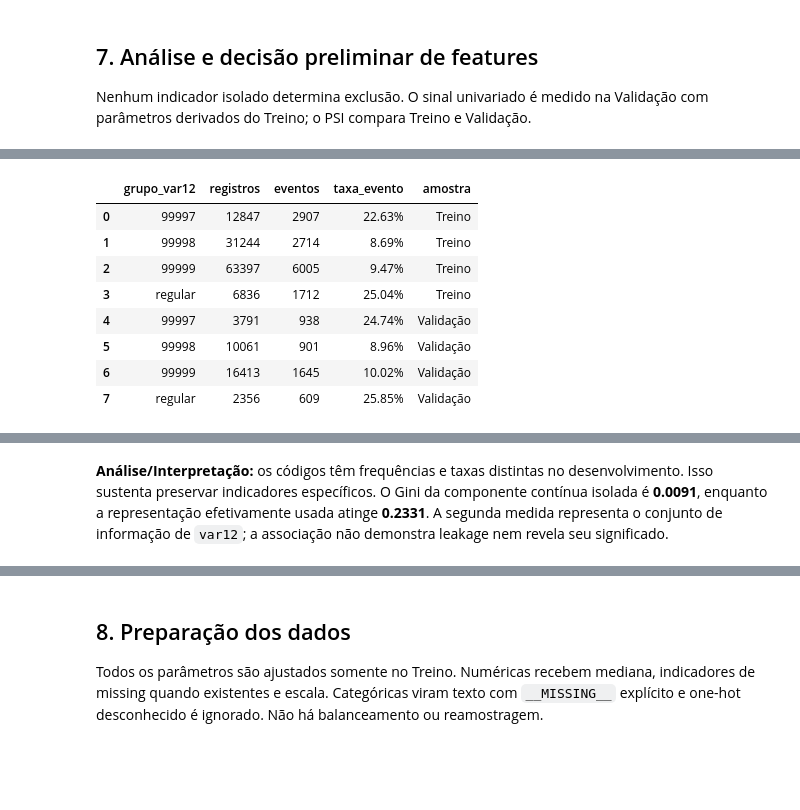
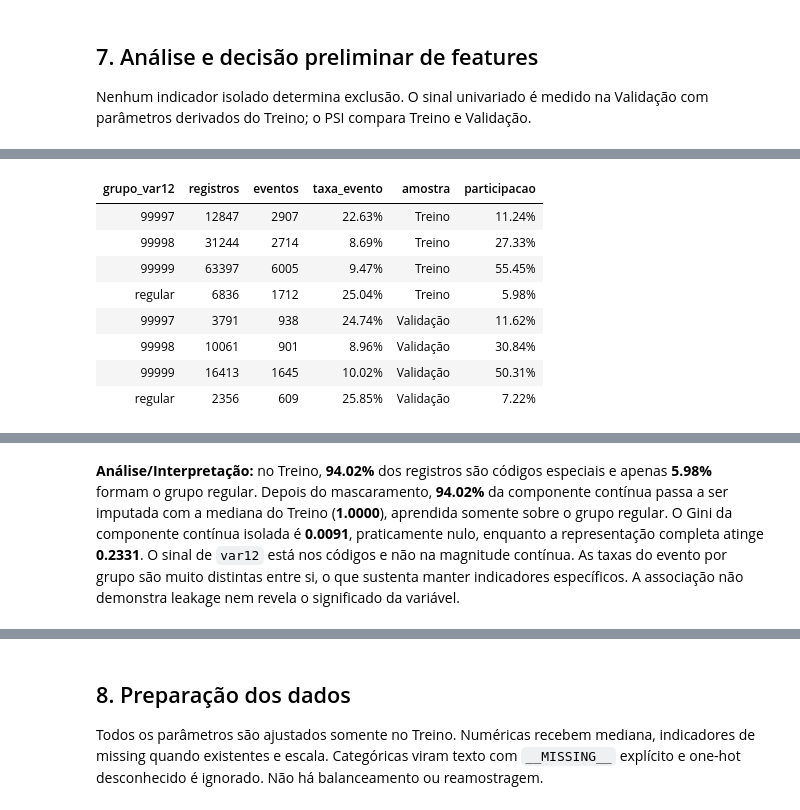
Before and after one commit to ariel-velardo/datascience, a Jupyter notebook: projetos/credit-card-behavior-score/notebooks/credit_card_behavior_score.ipynb, the cells around one changed output, grey strips where cells are left out. Cells and saved outputs as stored; diff of their text form; code cells hidden in the pictures; blank space fills up the shorter version.

```diff
--- a/projetos/credit-card-behavior-score/notebooks/credit_card_behavior_score.ipynb
+++ b/projetos/credit-card-behavior-score/notebooks/credit_card_behavior_score.ipynb
@@ -54,12 +56,15 @@ from src.behavior_score.features import (
 from src.behavior_score.metrics import (
     calcular_lift_por_decil, calcular_metricas_classificacao,
 )
+from src.behavior_score.stability import (
+    calcular_psi_categorico, calcular_psi_numerico,
+)
 from src.behavior_score.visualization import (
     CORES, aplicar_eixo_percentual, aplicar_layout_executivo, salvar_grafico,
 )
 
 pd.set_option('display.max_columns', 60)
-pd.set_option('display.max_rows', 40)
+pd.set_option('display.max_rows', 60)
 print(f'Python: {sys.version.split()[0]} | raiz: {RAIZ}')
 # %% [output]
 Python: 3.11.9 | raiz: C:\GitHub\datascience\projetos\credit-card-behavior-score
@@ -420,46 +479,79 @@ Manter `99997`, `99998` e `99999` como números contínuos imporia à Regressão
 # %%
 def resumir_var12(amostra, nome):
     grupo = pd.Series('regular', index=amostra.index, dtype='string')
     for codigo in CODIGOS_ESPECIAIS_VAR12:
         grupo.loc[amostra['var12'].eq(codigo)] = str(codigo)
-    return (amostra.assign(grupo_var12=grupo).groupby('grupo_var12')[ALVO]
-            .agg(registros='size', eventos='sum', taxa_evento='mean').reset_index().assign(amostra=nome))
-tabela_var12_dev = pd.concat([resumir_var12(treino, 'Treino'), resumir_var12(validacao, 'Validação')], ignore_index=True)
-display(tabela_var12_dev.style.format({'taxa_evento': '{:.2%}'}))
+    grupo.loc[amostra['var12'].isna()] = 'ausente'
+    resumo = (amostra.assign(grupo_var12=grupo).groupby('grupo_var12')[ALVO]
+              .agg(registros='size', eventos='sum', taxa_evento='mean').reset_index().assign(amostra=nome))
+    resumo['participacao'] = resumo['registros'] / len(amostra)
+    return resumo
+
+tabela_var12_dev = pd.concat([resumir_var12(treino, 'Treino'),
+                              resumir_var12(validacao, 'Validação')], ignore_index=True)
+display(tabela_var12_dev.style.format({'taxa_evento': '{:.2%}', 'participacao': '{:.2%}'}).hide(axis='index'))
+
+registros_caracterizacao = []
+for nome, amostra in [('Treino', treino), ('Validação', validacao)]:
+    serie = amostra['var12']
+    eh_especial = serie.isin(CODIGOS_ESPECIAIS_VAR12)
+    registros_caracterizacao.append({
+        'amostra': nome,
+        'registros': len(serie),
+        'ausencia_original': float(serie.isna().mean()),
+        'codigos_especiais': float(eh_especial.mean()),
+        'grupo_regular': float((~eh_especial & serie.notna()).mean()),
+        'mascarado_apos_tratamento': float((eh_especial | serie.isna()).mean()),
+    })
+caracterizacao_var12 = pd.DataFrame(registros_caracterizacao)
+display(caracterizacao_var12.style.format({
+    'ausencia_original': '{:.2%}', 'codigos_especiais': '{:.2%}',
+    'grupo_regular': '{:.2%}', 'mascarado_apos_tratamento': '{:.2%}'}).hide(axis='index'))
+
 pipeline_var12_univariada = Pipeline([
     ('preparacao', ColumnTransformer([
         ('continua', Pipeline([('extrator', ExtratorVar12Continua()),
                                ('imputador', SimpleImputer(strategy='median')),
                                ('escala', StandardScaler())]), ['var12']),
         ('especiais', IndicadoresEspeciaisVar12(), ['var12']),
     ])),
-    ('modelo', LogisticRegression(C=1.0, penalty='l2', max_iter=1000,
+    ('modelo', LogisticRegression(C=1.0, l1_ratio=0.0, max_iter=1000,
                                    random_state=SEMENTE_ALEATORIA)),
 ])
 pipeline_var12_univariada.fit(treino[['var12']], treino[ALVO])
 prob_var12_conjunto = pipeline_var12_univariada.predict_proba(validacao[['var12']])[:, 1]
 metricas_var12_conjunto = calcular_metricas_classificacao(validacao[ALVO], prob_var12_conjunto)
+mediana_var12_treino = float(
+    pipeline_var12_univariada.named_steps['preparacao']
+    .named_transformers_['continua'].named_steps['imputador'].statistics_[0]
+)
 diagnostico_var12 = pd.DataFrame([
     {'representacao': 'componente contínua isolada',
      'gini_validacao': sinal_univariado_numerico('var12')},
     {'representacao': 'contínua + três indicadores especiais',
      'gini_validacao': metricas_var12_conjunto['gini']},
 ])
-display(diagnostico_var12.style.format({'gini_validacao': '{:.4f}'}))
+display(diagnostico_var12.style.format({'gini_validacao': '{:.4f}'}).hide(axis='index'))
+percentual_especial_treino = float(caracterizacao_var12.query("amostra == 'Treino'")['codigos_especiais'].iloc[0])
+percentual_mascarado_treino = float(caracterizacao_var12.query("amostra == 'Treino'")['mascarado_apos_tratamento'].iloc[0])
 display(Markdown(
-    "**Análise/Interpretação:** os códigos têm frequências e taxas distintas no desenvolvimento. Isso sustenta "
-    f"preservar indicadores específicos. O Gini da componente contínua isolada é "
-    f"**{diagnostico_var12.iloc[0]['gini_validacao']:.4f}**, enquanto a representação efetivamente usada "
-    f"atinge **{diagnostico_var12.iloc[1]['gini_validacao']:.4f}**. A segunda medida representa o conjunto "
-    "de informação de `var12`; a associação não demonstra leakage nem revela seu significado."
+    f"**Análise/Interpretação:** no Treino, **{percentual_especial_treino:.2%}** dos registros são códigos "
+    f"especiais e apenas **{1 - percentual_especial_treino:.2%}** formam o grupo regular. Depois do "
+    f"mascaramento, **{percentual_mascarado_treino:.2%}** da componente contínua passa a ser imputada com a "
+    f"mediana do Treino (**{mediana_var12_treino:.4f}**), aprendida somente sobre o grupo regular. "
+    f"O Gini da componente contínua isolada é **{diagnostico_var12.iloc[0]['gini_validacao']:.4f}**, "
+    f"praticamente nulo, enquanto a representação completa atinge "
+    f"**{diagnostico_var12.iloc[1]['gini_validacao']:.4f}**. O sinal de `var12` está nos códigos e não na "
+    "magnitude contínua. As taxas do evento por grupo são muito distintas entre si, o que sustenta manter "
+    "indicadores específicos. A associação não demonstra leakage nem revela o significado da variável."
 ))
 # %% [output]
-|  | grupo_var12 | registros | eventos | taxa_evento | amostra |
-| 0 | 99997 | 12847 | 2907 | 22.63% | Treino |
-| 1 | 99998 | 31244 | 2714 | 8.69% | Treino |
-| 2 | 99999 | 63397 | 6005 | 9.47% | Treino |
-| 3 | regular | 6836 | 1712 | 25.04% | Treino |
-| 4 | 99997 | 3791 | 938 | 24.74% | Validação |
-| 5 | 99998 | 10061 | 901 | 8.96% | Validação |
-| 6 | 99999 | 16413 | 1645 | 10.02% | Validação |
-| 7 | regular | 2356 | 609 | 25.85% | Validação |
+| grupo_var12 | registros | eventos | taxa_evento | amostra | participacao |
+| 99997 | 12847 | 2907 | 22.63% | Treino | 11.24% |
+| 99998 | 31244 | 2714 | 8.69% | Treino | 27.33% |
+| 99999 | 63397 | 6005 | 9.47% | Treino | 55.45% |
+| regular | 6836 | 1712 | 25.04% | Treino | 5.98% |
+| 99997 | 3791 | 938 | 24.74% | Validação | 11.62% |
+| 99998 | 10061 | 901 | 8.96% | Validação | 30.84% |
+| 99999 | 16413 | 1645 | 10.02% | Validação | 50.31% |
+| regular | 2356 | 609 | 25.85% | Validação | 7.22% |
@@ -469 +564 @@ display(Markdown(
-**Análise/Interpretação:** os códigos têm frequências e taxas distintas no desenvolvimento. Isso sustenta preservar indicadores específicos. O Gini da componente contínua isolada é **0.0091**, enquanto a representação efetivamente usada atinge **0.2331**. A segunda medida representa o conjunto de informação de `var12`; a associação não demonstra leakage nem revela seu significado.
+**Análise/Interpretação:** no Treino, **94.02%** dos registros são códigos especiais e apenas **5.98%** formam o grupo regular. Depois do mascaramento, **94.02%** da componente contínua passa a ser imputada com a mediana do Treino (**1.0000**), aprendida somente sobre o grupo regular. O Gini da componente contínua isolada é **0.0091**, praticamente nulo, enquanto a representação completa atinge **0.2331**. O sinal de `var12` está nos códigos e não na magnitude contínua. As taxas do evento por grupo são muito distintas entre si, o que sustenta manter indicadores específicos. A associação não demonstra leakage nem revela o significado da variável.
```
Also changed, not shown: parts of 52 cells of this notebook, 18 other files.
